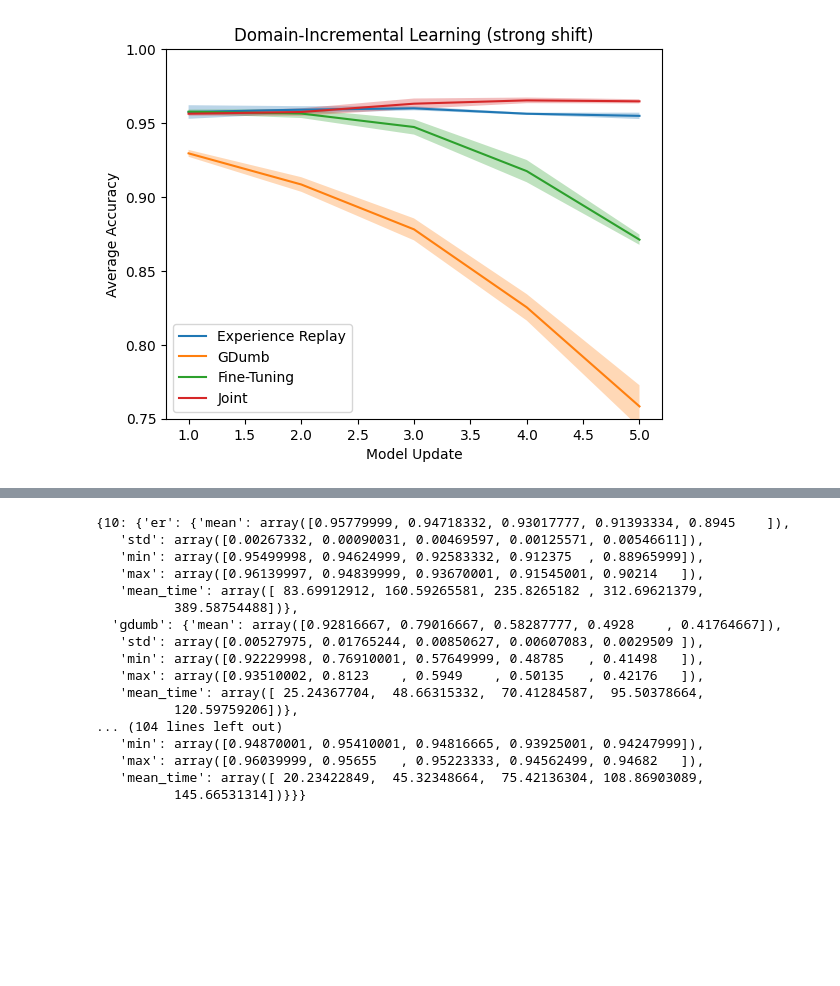
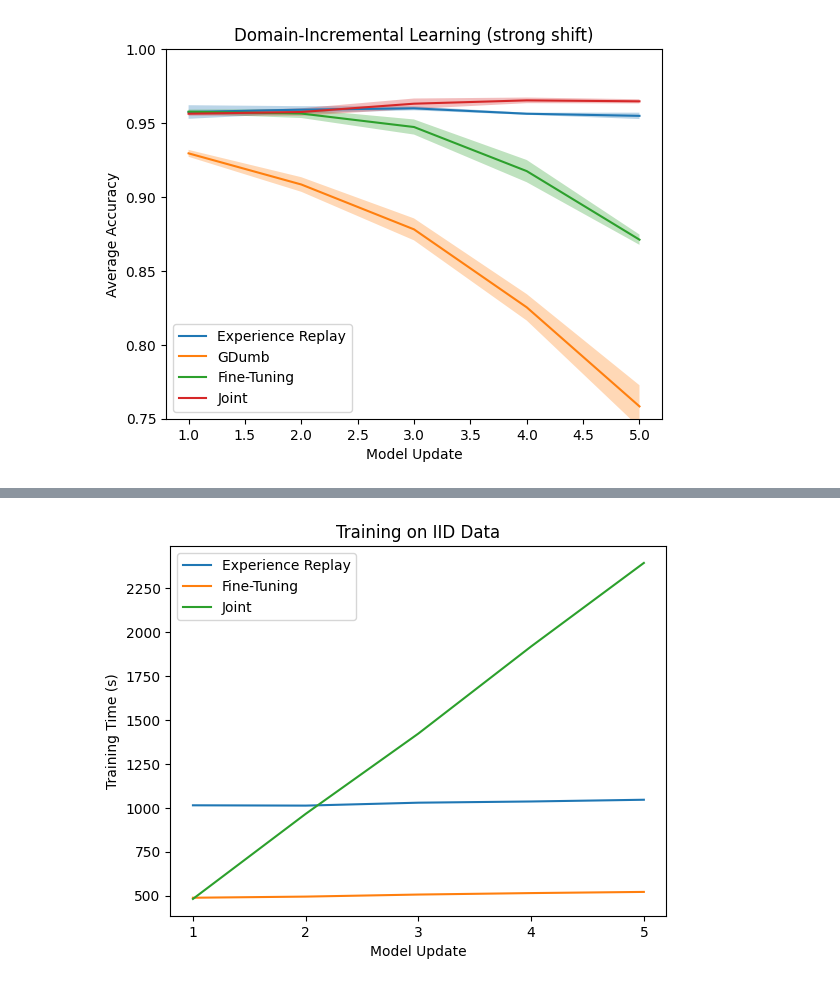
Before and after one commit to awslabs/Renate, a Jupyter notebook: benchmarking.ipynb, the cells around one changed output, grey strips where cells are left out. Cells and saved outputs as stored; diff of their text form; code cells hidden in the pictures; blank space fills up the shorter version.

```diff
--- a/benchmarking.ipynb
+++ b/benchmarking.ipynb
@@ -317,20 +332,15 @@ for max_degree, noise in zip([5, 20, 45], ["weak", "medium", "strong"]):
 # %%
-final_results
+plt.figure(facecolor="w")
+for label, results in final_results.items():
+    x = [str(int(x)) for x in np.arange(1, len(results["mean"]) + 1)]
+    mean_time = [results["mean_time"][0]]
+    for i in range(1, len(results["mean_time"])):
+        mean_time.append(results["mean_time"][i] - results["mean_time"][i-1])
+    plt.plot(x, mean_time, label=UPDATER_LABELS[label])
+plt.xlabel("Model Update")
+plt.ylabel("Training Time (s)")
+plt.title("Training on IID Data")
+plt.legend()
+plt.savefig("figs/iid_time.pdf", bbox_inches="tight")
 # %% [output]
-{10: {'er': {'mean': array([0.95779999, 0.94718332, 0.93017777, 0.91393334, 0.8945    ]),
-   'std': array([0.00267332, 0.00090031, 0.00469597, 0.00125571, 0.00546611]),
-   'min': array([0.95499998, 0.94624999, 0.92583332, 0.912375  , 0.88965999]),
-   'max': array([0.96139997, 0.94839999, 0.93670001, 0.91545001, 0.90214   ]),
-   'mean_time': array([ 83.69912912, 160.59265581, 235.8265182 , 312.69621379,
-          389.58754488])},
-  'gdumb': {'mean': array([0.92816667, 0.79016667, 0.58287777, 0.4928    , 0.41764667]),
-   'std': array([0.00527975, 0.01765244, 0.00850627, 0.00607083, 0.0029509 ]),
-   'min': array([0.92229998, 0.76910001, 0.57649999, 0.48785   , 0.41498   ]),
-   'max': array([0.93510002, 0.8123    , 0.5949    , 0.50135   , 0.42176   ]),
-   'mean_time': array([ 25.24367704,  48.66315332,  70.41284587,  95.50378664,
-          120.59759206])},
-... (104 lines left out)
-   'min': array([0.94870001, 0.95410001, 0.94816665, 0.93925001, 0.94247999]),
-   'max': array([0.96039999, 0.95655   , 0.95223333, 0.94562499, 0.94682   ]),
-   'mean_time': array([ 20.23422849,  45.32348664,  75.42136304, 108.86903089,
-          145.66531314])}}}
+[figure, added]
```
Also changed, not shown: parts of 5 cells of this notebook, 3 other files.
